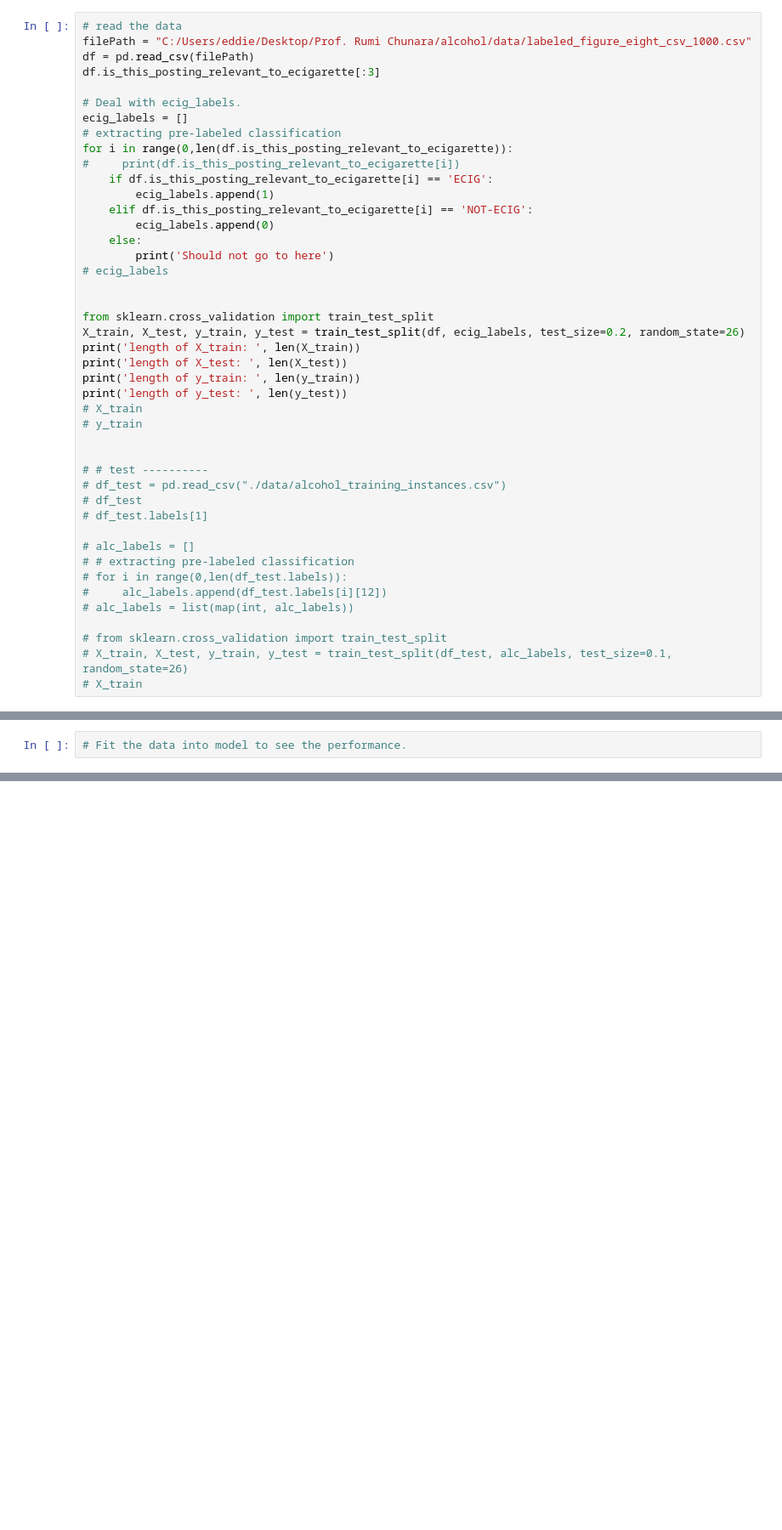
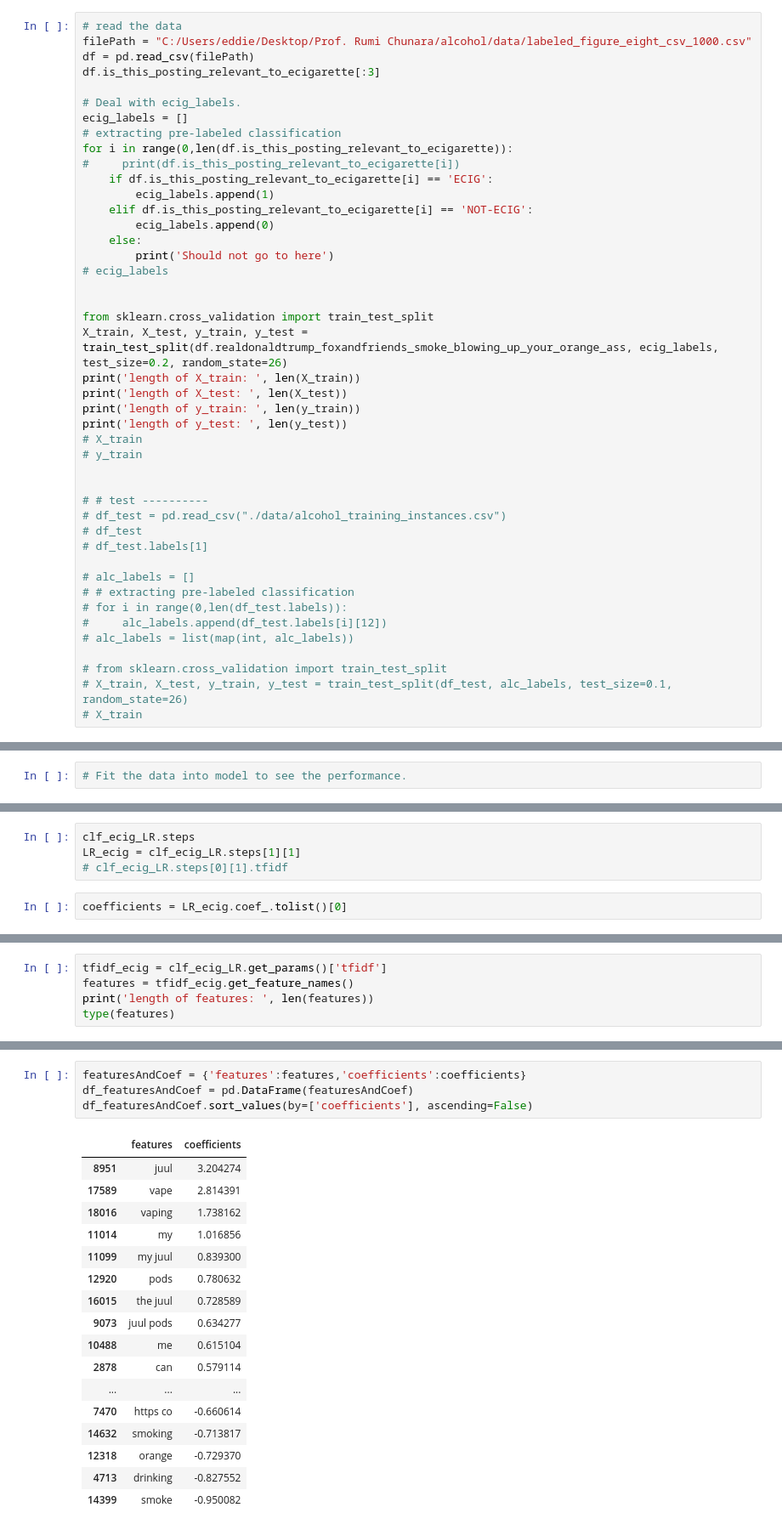
Before and after one commit to meettyj/Tobacco-on-Twitter, a Jupyter notebook: juliana/LR.ipynb, the cells around one changed output, grey strips where cells are left out. Shown at 85% size. Cells and saved outputs as stored; diff of their text form; blank space fills up the shorter version.

```diff
--- a/juliana/LR.ipynb
+++ b/juliana/LR.ipynb
@@ -52,7 +52,7 @@ for i in range(0,len(df.is_this_posting_relevant_to_ecigarette)):
 
 
 from sklearn.cross_validation import train_test_split
-X_train, X_test, y_train, y_test = train_test_split(df, ecig_labels, test_size=0.2, random_state=26)
+X_train, X_test, y_train, y_test = train_test_split(df.realdonaldtrump_foxandfriends_smoke_blowing_up_your_orange_ass, ecig_labels, test_size=0.2, random_state=26)
 print('length of X_train: ', len(X_train))
 print('length of X_test: ', len(X_test))
 print('length of y_train: ', len(y_train))
@@ -131,0 +213,6 @@ alcohol LR AUC:  0.7670511035991251
+# %%
+clf_ecig_LR.steps
+LR_ecig = clf_ecig_LR.steps[1][1]
+# clf_ecig_LR.steps[0][1].tfidf
+# %%
+coefficients = LR_ecig.coef_.tolist()[0]
@@ -131,0 +223,5 @@ alcohol LR AUC:  0.7670511035991251
+# %%
+tfidf_ecig = clf_ecig_LR.get_params()['tfidf']
+features = tfidf_ecig.get_feature_names()
+print('length of features: ', len(features))
+type(features)
@@ -131,0 +231,22 @@ alcohol LR AUC:  0.7670511035991251
+# %%
+featuresAndCoef = {'features':features,'coefficients':coefficients}
+df_featuresAndCoef = pd.DataFrame(featuresAndCoef)
+df_featuresAndCoef.sort_values(by=['coefficients'], ascending=False)
+# %% [output]
+|  | features | coefficients |
+| 8951 | juul | 3.204274 |
+| 17589 | vape | 2.814391 |
+| 18016 | vaping | 1.738162 |
+| 11014 | my | 1.016856 |
+| 11099 | my juul | 0.839300 |
+| 12920 | pods | 0.780632 |
+| 16015 | the juul | 0.728589 |
+| 9073 | juul pods | 0.634277 |
+| 10488 | me | 0.615104 |
+| 2878 | can | 0.579114 |
+| ... | ... | ... |
+| 7470 | https co | -0.660614 |
+| 14632 | smoking | -0.713817 |
+| 12318 | orange | -0.729370 |
+| 4713 | drinking | -0.827552 |
+| 14399 | smoke | -0.950082 |
```
Also changed, not shown: parts of 20 cells of this notebook, 1 other file.
